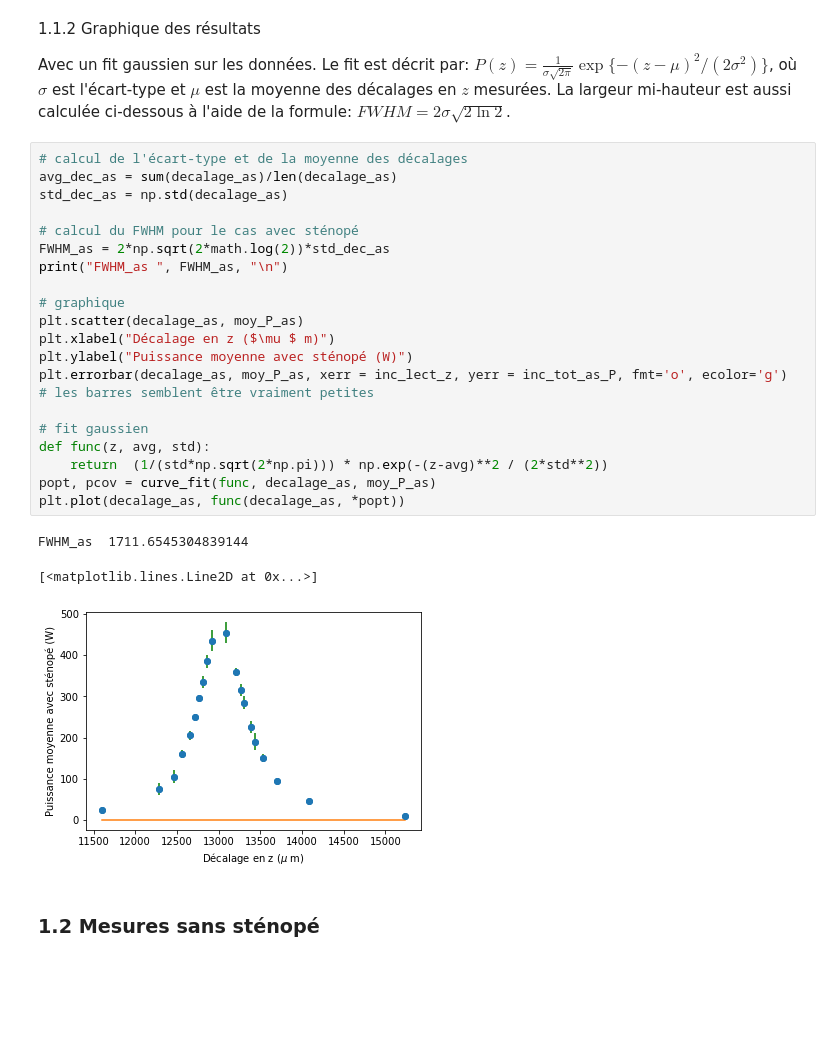
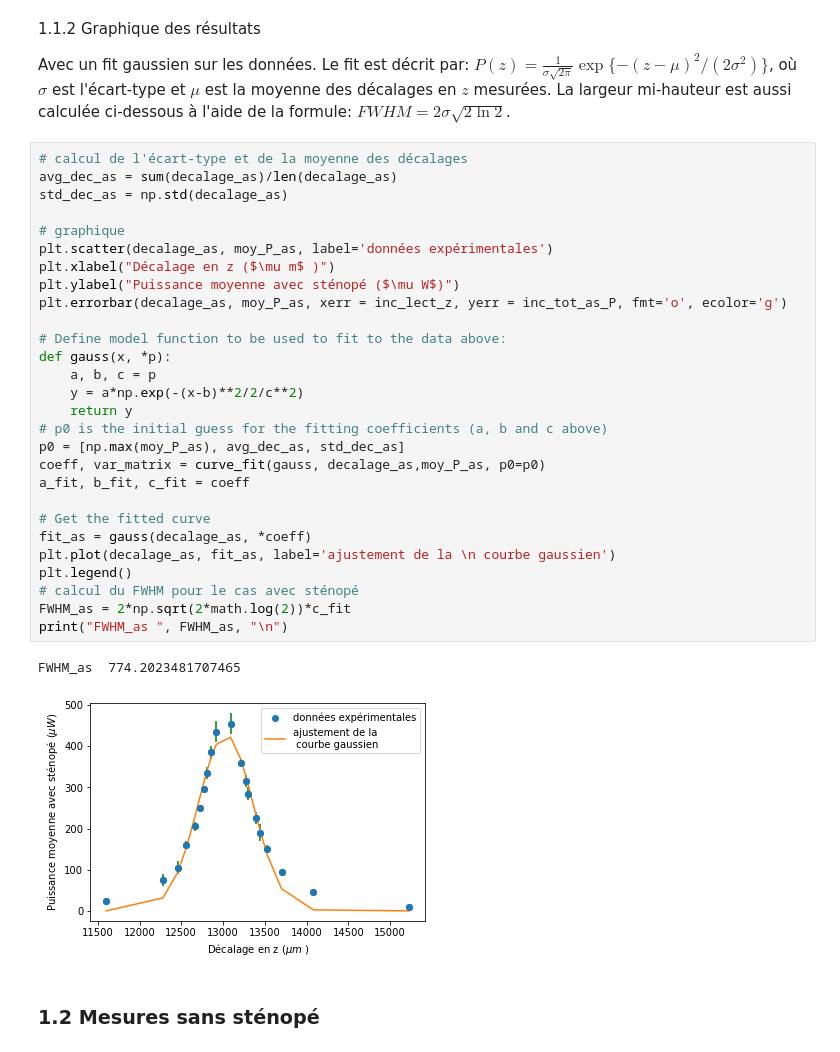
Before and after one commit to nicolasleblanc-poly/Introduction-l-optique-moderne, a Jupyter notebook: Laboratoire 1/Partie 2/Laboratoire1_Partie2_Resultats_AvecEtSansStenope.ipynb, the cells around one changed output. Cells and saved outputs as stored; diff of their text form; blank space fills up the shorter version.

```diff
--- a/Laboratoire 1/Partie 2/Laboratoire1_Partie2_Resultats_AvecEtSansStenope.ipynb
+++ b/Laboratoire 1/Partie 2/Laboratoire1_Partie2_Resultats_AvecEtSansStenope.ipynb
@@ -51,31 +63,37 @@ for i in range(len(inc_exp_as)):
 1.1.2 Graphique des résultats
 
 Avec un fit gaussien sur les données. Le fit est décrit par: $P(z) = \frac{1}{\sigma \sqrt{2\pi}} \exp{\{-(z-\mu)^2/(2\sigma^2)}\} $, où $\sigma$ est l'écart-type et $\mu$ est la moyenne des décalages en $z$ mesurées. La largeur mi-hauteur est aussi calculée ci-dessous à l'aide de la formule: $FWHM = 2\sigma\sqrt{2\ln{2}}$.
-# %%
-# calcul de l'écart-type et de la moyenne des décalages
-avg_dec_as = sum(decalage_as)/len(decalage_as)
-std_dec_as = np.std(decalage_as)
-
-# calcul du FWHM pour le cas avec sténopé
-FWHM_as = 2*np.sqrt(2*math.log(2))*std_dec_as
-print("FWHM_as ", FWHM_as, "\n")
-
-# graphique
-plt.scatter(decalage_as, moy_P_as)
-plt.xlabel("Décalage en z ($\mu $ m)")
-plt.ylabel("Puissance moyenne avec sténopé (W)")
-plt.errorbar(decalage_as, moy_P_as, xerr = inc_lect_z, yerr = inc_tot_as_P, fmt='o', ecolor='g')
-# les barres semblent être vraiment petites
-
-# fit gaussien
-def func(z, avg, std):
-    return  (1/(std*np.sqrt(2*np.pi))) * np.exp(-(z-avg)**2 / (2*std**2))
-popt, pcov = curve_fit(func, decalage_as, moy_P_as)
-plt.plot(decalage_as, func(decalage_as, *popt))
-# %% [output]
-FWHM_as  1711.6545304839144
-[<matplotlib.lines.Line2D at 0x...>]
-[figure, removed]
+# %%
+# calcul de l'écart-type et de la moyenne des décalages
+avg_dec_as = sum(decalage_as)/len(decalage_as)
+std_dec_as = np.std(decalage_as)
+
+# graphique
+plt.scatter(decalage_as, moy_P_as, label='données expérimentales')
+plt.xlabel("Décalage en z ($\mu m$ )")
+plt.ylabel("Puissance moyenne avec sténopé ($\mu W$)")
+plt.errorbar(decalage_as, moy_P_as, xerr = inc_lect_z, yerr = inc_tot_as_P, fmt='o', ecolor='g')
+
+# Define model function to be used to fit to the data above:
+def gauss(x, *p):
+    a, b, c = p
+    y = a*np.exp(-(x-b)**2/2/c**2)
+    return y
+# p0 is the initial guess for the fitting coefficients (a, b and c above)
+p0 = [np.max(moy_P_as), avg_dec_as, std_dec_as]
+coeff, var_matrix = curve_fit(gauss, decalage_as,moy_P_as, p0=p0)
+a_fit, b_fit, c_fit = coeff
+
+# Get the fitted curve
+fit_as = gauss(decalage_as, *coeff)
+plt.plot(decalage_as, fit_as, label='ajustement de la \n courbe gaussien')
+plt.legend()
+# calcul du FWHM pour le cas avec sténopé
+FWHM_as = 2*np.sqrt(2*math.log(2))*c_fit
+print("FWHM_as ", FWHM_as, "\n")
+# %% [output]
+FWHM_as  774.2023481707465
+[figure, added]
 # %% [markdown]
 ### 1.2 Mesures sans sténopé
 # %% [markdown]
```
Also changed, not shown: parts of 10 cells of this notebook, 6 other files.
